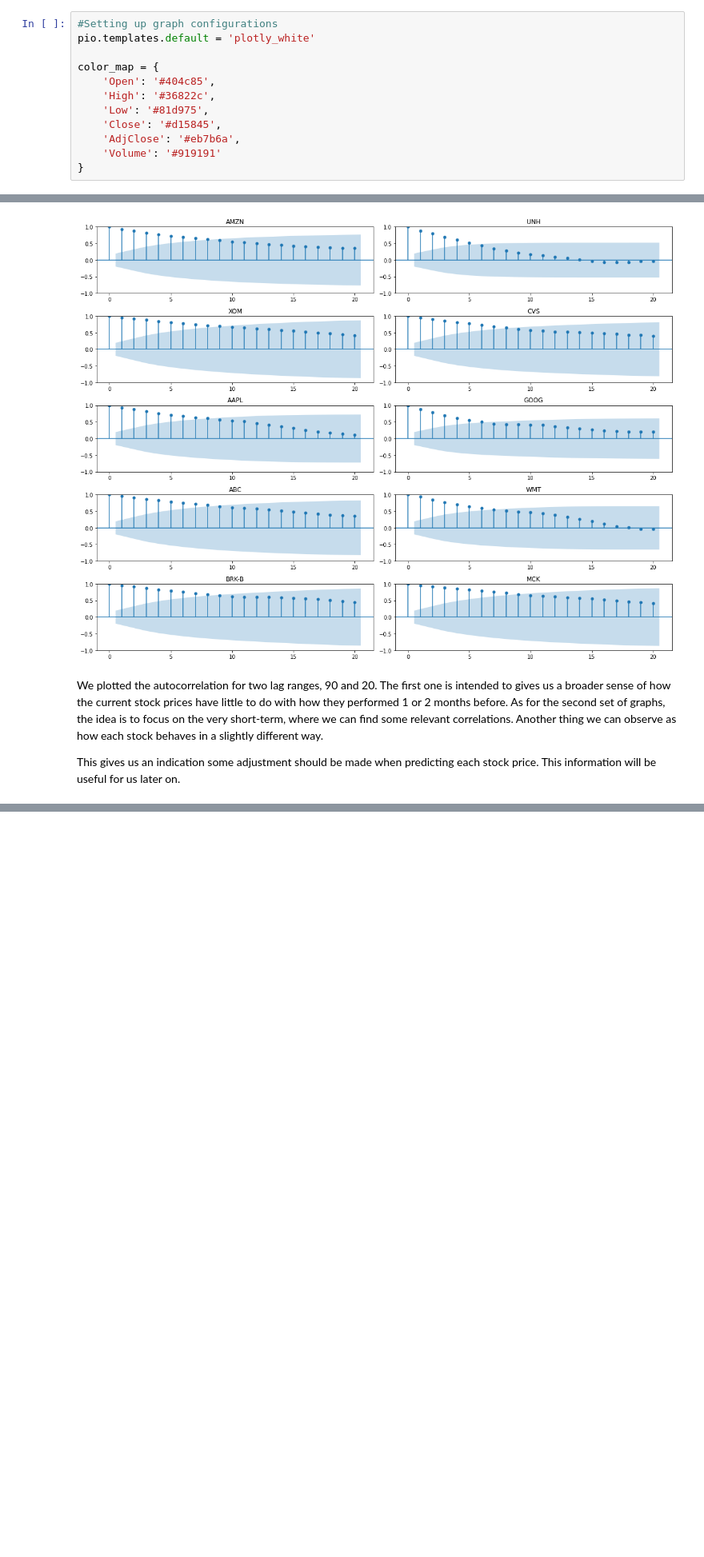
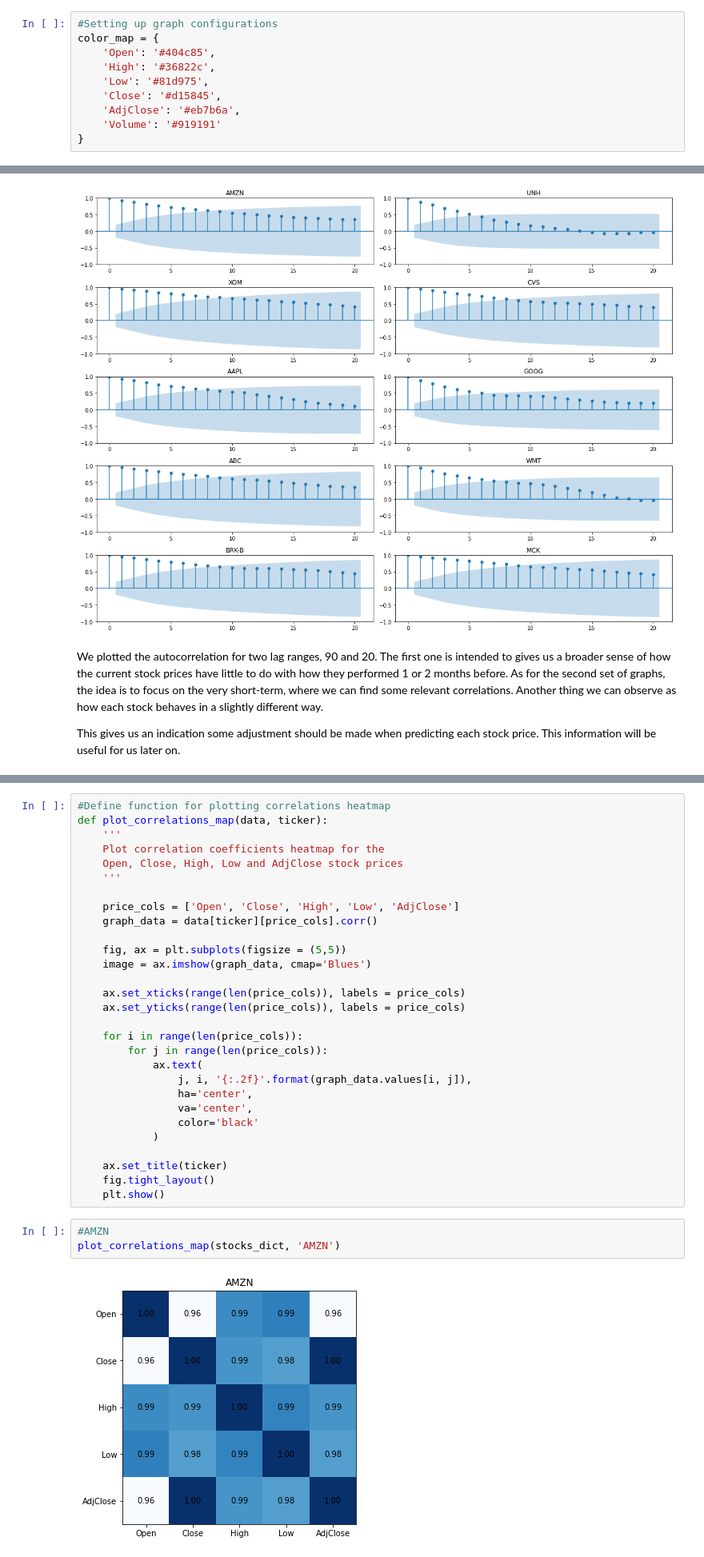
Before and after one commit to epdrumond/stock_prediction_pipeline, a Jupyter notebook: investigating_stock_prices.ipynb, the cells around one changed output, grey strips where cells are left out. Shown at 80% size. Cells and saved outputs as stored; diff of their text form; blank space fills up the shorter version.

Commit message:
Investigate correlations

```diff
--- a/investigating_stock_prices.ipynb
+++ b/investigating_stock_prices.ipynb
@@ -49,8 +48,6 @@ stocks_dict = {
 # 2. Initial Exploration
 # %%
 #Setting up graph configurations
-pio.templates.default = 'plotly_white'
-
 color_map = {
     'Open': '#404c85',
     'High': '#36822c',
@@ -211,0 +212,34 @@ This gives us an indication some adjustment should be made when predicting each
+# %%
+#Define function for plotting correlations heatmap
+def plot_correlations_map(data, ticker):
+    '''
+    Plot correlation coefficients heatmap for the
+    Open, Close, High, Low and AdjClose stock prices
+    '''
+
+    price_cols = ['Open', 'Close', 'High', 'Low', 'AdjClose']
+    graph_data = data[ticker][price_cols].corr()
+
+    fig, ax = plt.subplots(figsize = (5,5))
+    image = ax.imshow(graph_data, cmap='Blues')
+
+    ax.set_xticks(range(len(price_cols)), labels = price_cols)
+    ax.set_yticks(range(len(price_cols)), labels = price_cols)
+
+    for i in range(len(price_cols)):
+        for j in range(len(price_cols)):
+            ax.text(
+                j, i, '{:.2f}'.format(graph_data.values[i, j]),
+                ha='center',
+                va='center',
+                color='black'
+            )
+
+    ax.set_title(ticker)
+    fig.tight_layout()
+    plt.show()
+# %%
+#AMZN
+plot_correlations_map(stocks_dict, 'AMZN')
+# %% [output]
+[figure, added]
```
Also changed, not shown: parts of 29 cells of this notebook.
